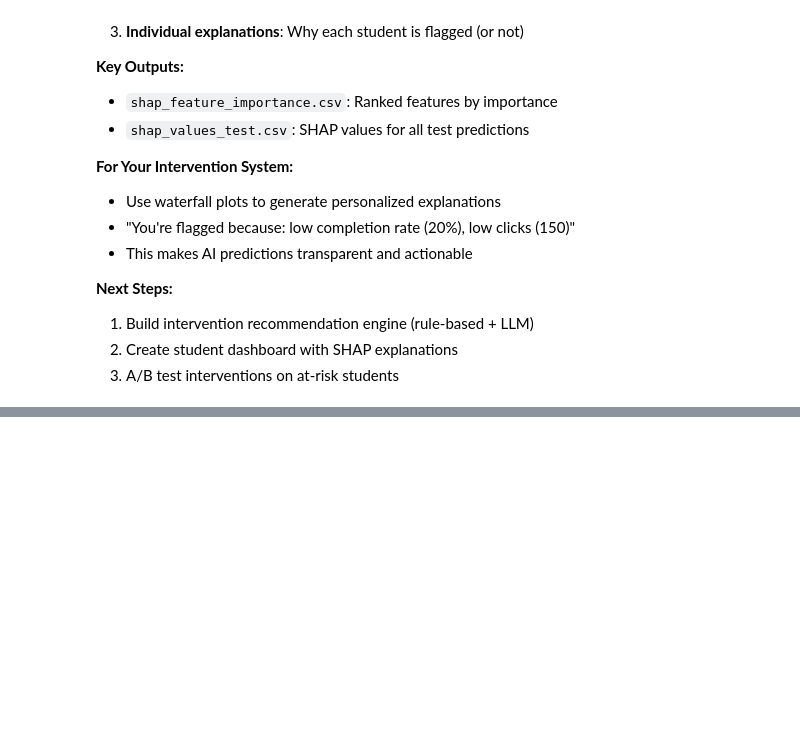
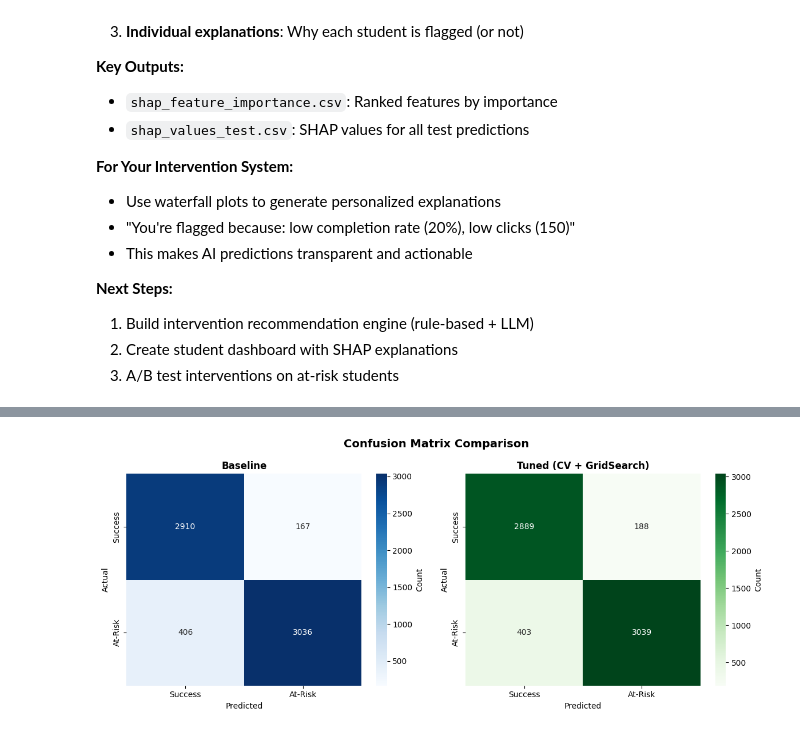
Before and after one commit to Odunzek/ai-student-success-recommendation, a Jupyter notebook: notebooks/notebook.ipynb, the cells around one changed output, grey strips where cells are left out. Cells and saved outputs as stored; diff of their text form; code cells hidden in the pictures; blank space fills up the shorter version.

```diff
--- a/notebooks/notebook.ipynb
+++ b/notebooks/notebook.ipynb
@@ -2457,0 +2819,79 @@ Saved: ../models/feature_list.csv
+# %%
+# =============================================================================
+# FINAL EVALUATION ON TEST SET
+# =============================================================================
+
+print("\n" + "=" * 70)
+print("STEP 5: FINAL EVALUATION ON TEST SET")
+print("=" * 70)
+
+y_pred_tuned  = best_model.predict(X_test)
+y_proba_tuned = best_model.predict_proba(X_test)[:, 1]
+
+tuned_metrics = {
+    'accuracy' : accuracy_score(y_test, y_pred_tuned),
+    'precision': precision_score(y_test, y_pred_tuned),
+    'recall'   : recall_score(y_test, y_pred_tuned),
+    'f1'       : f1_score(y_test, y_pred_tuned),
+    'roc_auc'  : roc_auc_score(y_test, y_proba_tuned)
+}
+
+print(f"\n{'Metric':<12}  {'Baseline':<10}  {'Tuned':<10}  {'Change'}")
+print("-" * 50)
+for metric in tuned_metrics:
+    b = baseline_metrics[metric]
+    t = tuned_metrics[metric]
+    delta = t - b
+    sign  = '+' if delta >= 0 else ''
+    flag  = '✓' if delta >= 0 else '✗'
+    print(f"{metric:<12}  {b:<10.4f}  {t:<10.4f}  {sign}{delta:.4f}  {flag}")
+
+# Confusion matrices side by side
+fig, (ax1, ax2) = plt.subplots(1, 2, figsize=(12, 5))
+
+for ax, preds, title, cmap in [
+    (ax1, y_pred_baseline,  'Baseline',              'Blues'),
+    (ax2, y_pred_tuned, 'Tuned (CV + GridSearch)', 'Greens'),
+]:
+    cm = confusion_matrix(y_test, preds)
+    sns.heatmap(cm, annot=True, fmt='d', cmap=cmap,
+                xticklabels=['Success', 'At-Risk'],
+                yticklabels=['Success', 'At-Risk'],
+                cbar_kws={'label': 'Count'}, ax=ax)
+    ax.set_title(title, fontsize=12, fontweight='bold')
+    ax.set_ylabel('Actual', fontsize=10)
+    ax.set_xlabel('Predicted', fontsize=10)
+
+plt.suptitle('Confusion Matrix Comparison', fontsize=14, fontweight='bold')
+plt.tight_layout()
+plt.show()
+
+# Grouped bar chart
+fig, ax = plt.subplots(figsize=(11, 5))
+labels = list(tuned_metrics.keys())
+x = np.arange(len(labels))
+w = 0.35
+
+b1 = ax.bar(x - w/2, [baseline_metrics[m] for m in labels],
+            w, label='Baseline', color='#FF6B6B', alpha=0.85)
+b2 = ax.bar(x + w/2, [tuned_metrics[m] for m in labels],
+            w, label='Tuned', color='#4ECDC4', alpha=0.85)
+
+ax.set_xticks(x)
+ax.set_xticklabels(labels)
+ax.set_ylim(0.85, 1.01)
+ax.set_ylabel('Score', fontsize=11)
+ax.set_title('Baseline vs Tuned Model', fontsize=13, fontweight='bold')
+ax.legend(fontsize=10)
+ax.grid(axis='y', alpha=0.3)
+
+for bars in [b1, b2]:
+    for bar in bars:
+        h = bar.get_height()
+        ax.text(bar.get_x() + bar.get_width() / 2,
+                h + 0.001, f'{h:.2f}',
+                ha='center', va='bottom', fontsize=9, fontweight='bold')
+
+plt.tight_layout()
+plt.show()
+# %% [output]
@@ -2457,0 +2909 @@ Saved: ../models/feature_list.csv
+[figure, added]
```
Also changed, not shown: parts of 14 cells of this notebook.
